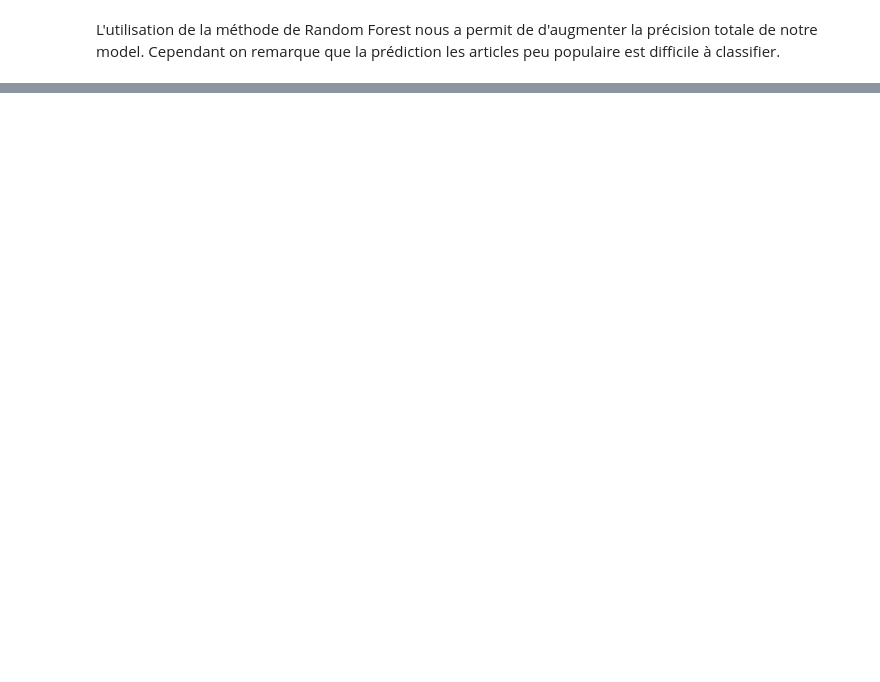
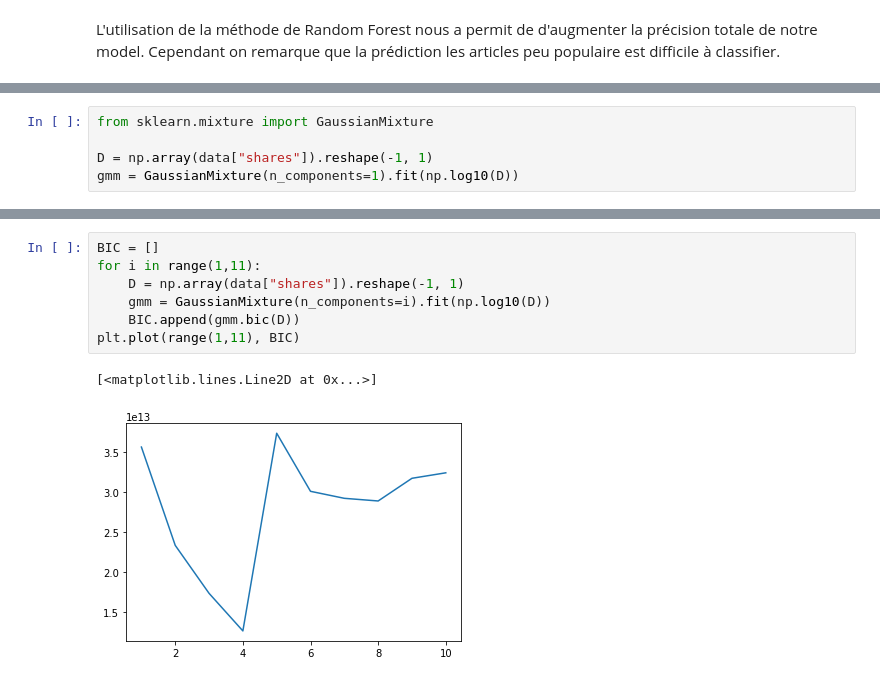
Before and after one commit to NandyBa/ArticlePopularityPrediction, a Jupyter notebook: Analyse.ipynb, the cells around one changed output, grey strips where cells are left out. Drawn from its saved outputs; the diff is of its cells as text; blank space fills up the shorter version.

```diff
--- a/Analyse.ipynb
+++ b/Analyse.ipynb
@@ -279,0 +393,5 @@ Cependant on remarque que la prédiction les articles peu populaire est difficil
+# %%
+from sklearn.mixture import GaussianMixture
+
+D = np.array(data["shares"]).reshape(-1, 1)
+gmm = GaussianMixture(n_components=1).fit(np.log10(D))
@@ -279,0 +463,10 @@ Cependant on remarque que la prédiction les articles peu populaire est difficil
+# %%
+BIC = []
+for i in range(1,11):
+    D = np.array(data["shares"]).reshape(-1, 1)
+    gmm = GaussianMixture(n_components=i).fit(np.log10(D))
+    BIC.append(gmm.bic(D))
+plt.plot(range(1,11), BIC)
+# %% [output]
+[<matplotlib.lines.Line2D at 0x...>]
+[figure, added]
```
Also changed, not shown: parts of 27 cells of this notebook, 1 other file.
